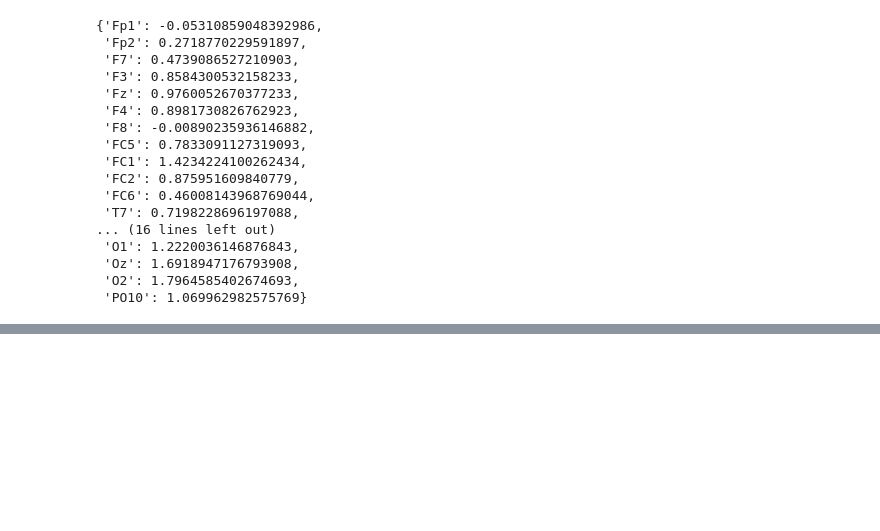
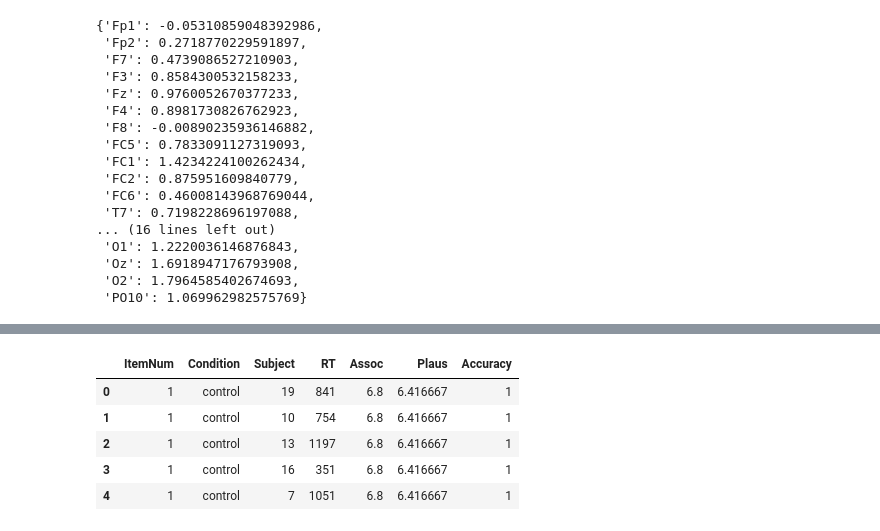
Before and after one commit to cristianionescu7/ERP_group3, a Jupyter notebook: main.ipynb, the cells around one changed output, grey strips where cells are left out. Cells and saved outputs as stored; diff of their text form; code cells hidden in the pictures; blank space fills up the shorter version.

```diff
--- a/main.ipynb
+++ b/main.ipynb
@@ -53,0 +87,9 @@ averages
+# %%
+spr_data.head(5)
+# %% [output]
+|  | ItemNum | Condition | Subject | RT | Assoc | Plaus | Accuracy |
+| 0 | 1 | control | 19 | 841 | 6.8 | 6.416667 | 1 |
+| 1 | 1 | control | 10 | 754 | 6.8 | 6.416667 | 1 |
+| 2 | 1 | control | 13 | 1197 | 6.8 | 6.416667 | 1 |
+| 3 | 1 | control | 16 | 351 | 6.8 | 6.416667 | 1 |
+| 4 | 1 | control | 7 | 1051 | 6.8 | 6.416667 | 1 |
```
Also changed, not shown: parts of 10 cells of this notebook.
